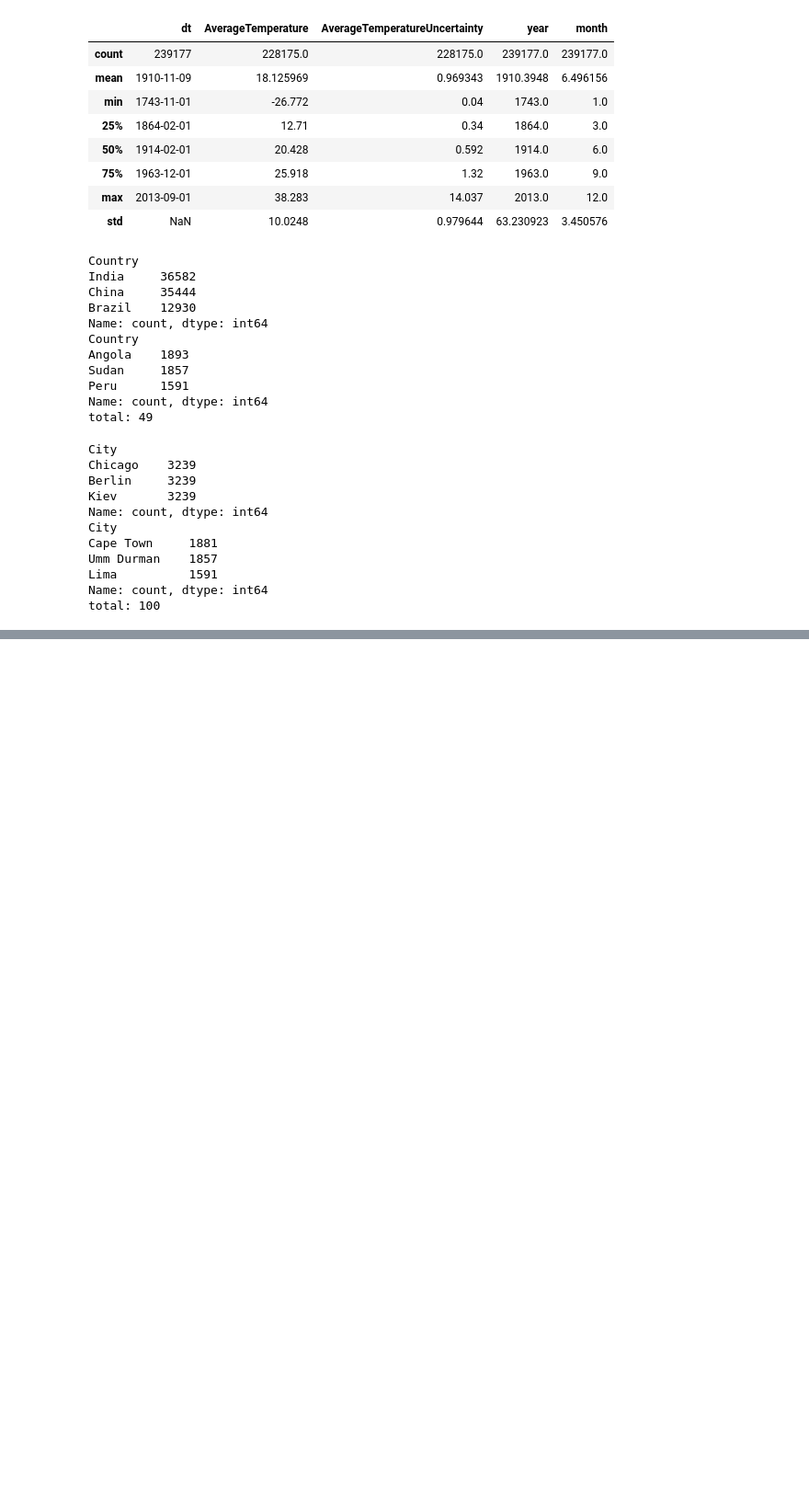
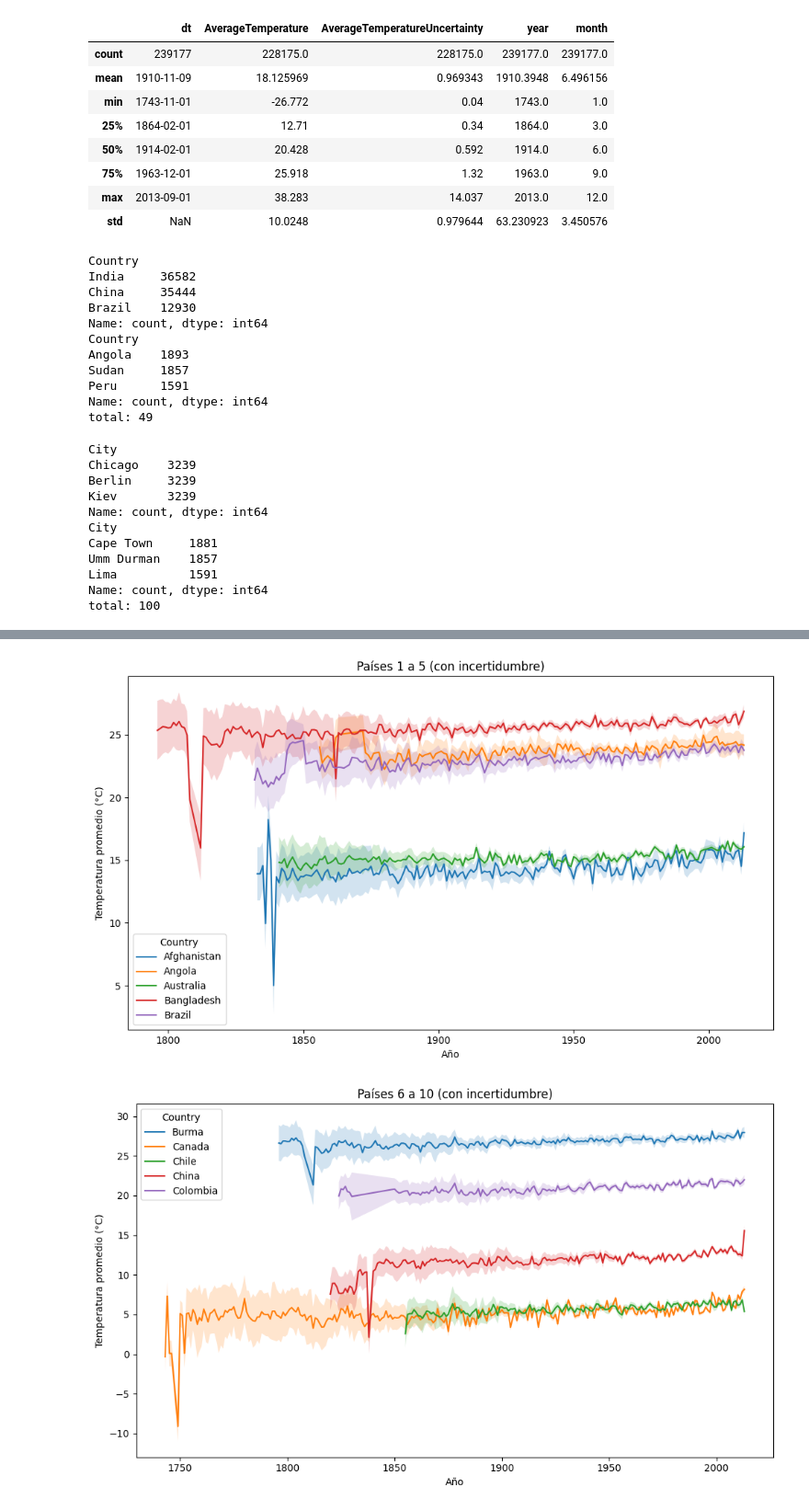
Before and after one commit to Axoluther/astronomia, a Jupyter notebook: tarea3/tarea_3_aaron_vargas.ipynb, the cells around one changed output, grey strips where cells are left out. Shown at 92% size. Drawn from its saved outputs; the diff is of its cells as text; code cells hidden in the pictures; blank space fills up the shorter version.

Commit message:
graficos de temperatura e incertidumbre por cada 5 paises

```diff
--- a/tarea3/tarea_3_aaron_vargas.ipynb
+++ b/tarea3/tarea_3_aaron_vargas.ipynb
@@ -111,0 +134,49 @@ creo que funciona
+# %%
+df = (
+    MajorCityDF.groupby(['Country', 'year'])
+    .agg(
+        mean_country_t=('AverageTemperature', 'mean'),
+        mean_uncertainty_country=('AverageTemperatureUncertainty', 'mean')
+    )
+    .reset_index()
+)
+
+df["y_min"] = df["mean_country_t"] - df["mean_uncertainty_country"]
+df["y_max"] = df["mean_country_t"] + df["mean_uncertainty_country"]
+
+paises = df["Country"].unique()
+batch_size = 5
+
+for i in range(0, len(paises), batch_size):
+    subset_paises = paises[i:i+batch_size]
+    df_batch = df[df["Country"].isin(subset_paises)]
+
+    pyplot.figure(figsize=(10, 6))
+
+    # Línea principal
+    seaborn.lineplot(
+        data=df_batch,
+        x="year",
+        y="mean_country_t",
+        hue="Country",
+        legend="full"
+    )
+
+    # Banda de incertidumbre
+    for p in subset_paises:
+        temp = df_batch[df_batch["Country"] == p]
+        pyplot.fill_between(
+            temp["year"],
+            temp["y_min"],
+            temp["y_max"],
+            alpha=0.2
+        )
+
+    pyplot.title(f"Países {i+1} a {i+len(subset_paises)} (con incertidumbre)")
+    pyplot.xlabel("Año")
+    pyplot.ylabel("Temperatura promedio (°C)")
+    pyplot.tight_layout()
+    pyplot.show()
+# %% [output]
+[figure, added]
+[figure, added]
```
Also changed, not shown: parts of 9 cells of this notebook.
